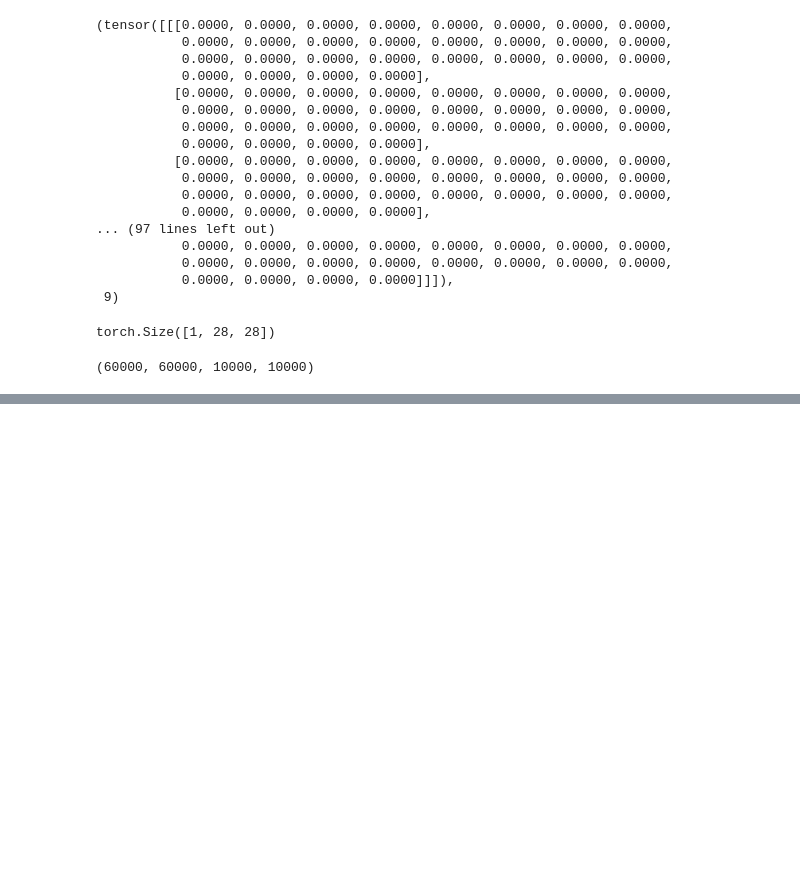
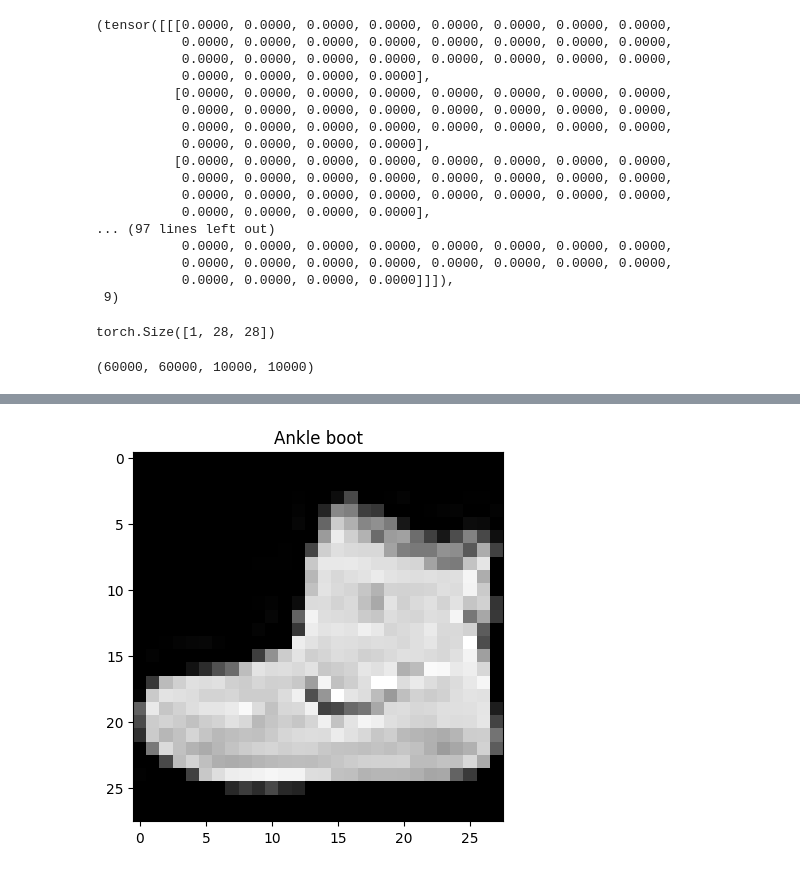
Before and after one commit to gc2321/ztm_pytorch, a Jupyter notebook: 03_pytorch_computer_vision.ipynb, the cells around one changed output, grey strips where cells are left out. Saved outputs shown, nothing was run; the diff lists cells and outputs as text; code cells hidden in the pictures; blank space fills up the shorter version.

```diff
--- a/03_pytorch_computer_vision.ipynb
+++ b/03_pytorch_computer_vision.ipynb
@@ -95,3 +95,6 @@ torch.Size([1, 28, 28])
 len(train_data.data), len(train_data.targets), len(test_data.data), len(test_data.targets)
 # %% [output]
 (60000, 60000, 10000, 10000)
+# %%
+class_names = train_data.classes
+class_names
@@ -97,0 +120,5 @@ len(train_data.data), len(train_data.targets), len(test_data.data), len(test_dat
+# %%
+plt.imshow(image.squeeze(), cmap="gray")
+plt.title(class_names[label]);
+# %% [output]
+[figure, added]
```
Also changed, not shown: parts of 2 cells of this notebook.
